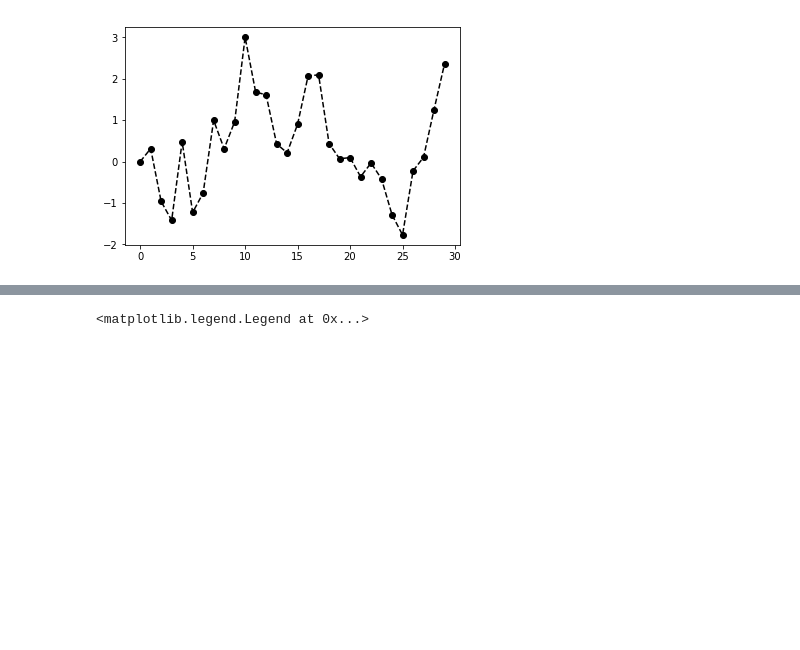
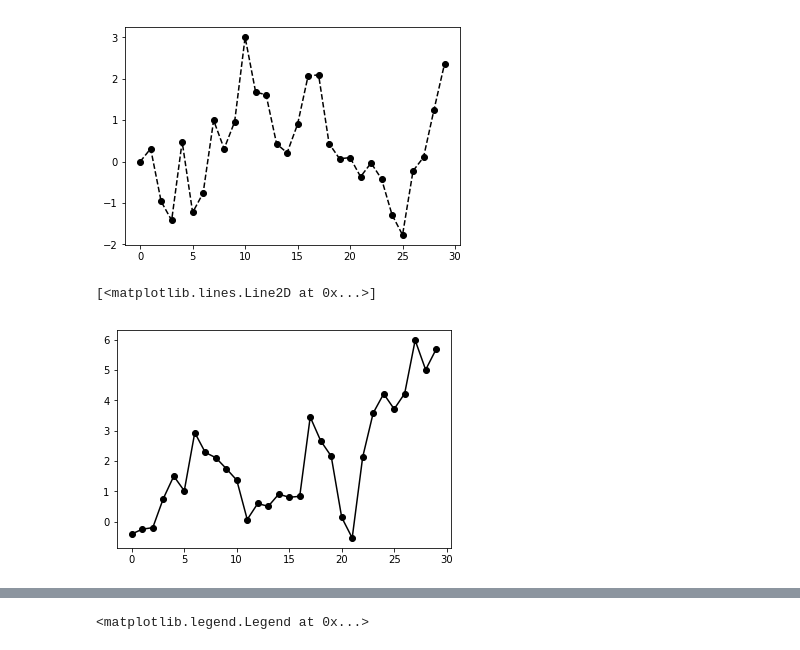
Before and after one commit to miyamotok0105/pydata-book, a Jupyter notebook: ch08-J.ipynb, the cells around one changed output, grey strips where cells are left out. Drawn from its saved outputs; the diff is of its cells as text; code cells hidden in the pictures; blank space fills up the shorter version.

```diff
--- a/ch08-J.ipynb
+++ b/ch08-J.ipynb
@@ -252,3 +285,8 @@ plt.plot(randn(30).cumsum(), 'ko--')
 # %% [output]
 [<matplotlib.lines.Line2D at 0x...>]
 [figure]
+# %%
+plt.plot(randn(30).cumsum(), 'ko-')
+# %% [output]
+[<matplotlib.lines.Line2D at 0x...>]
+[figure, added]
```
Also changed, not shown: parts of 66 cells of this notebook.
